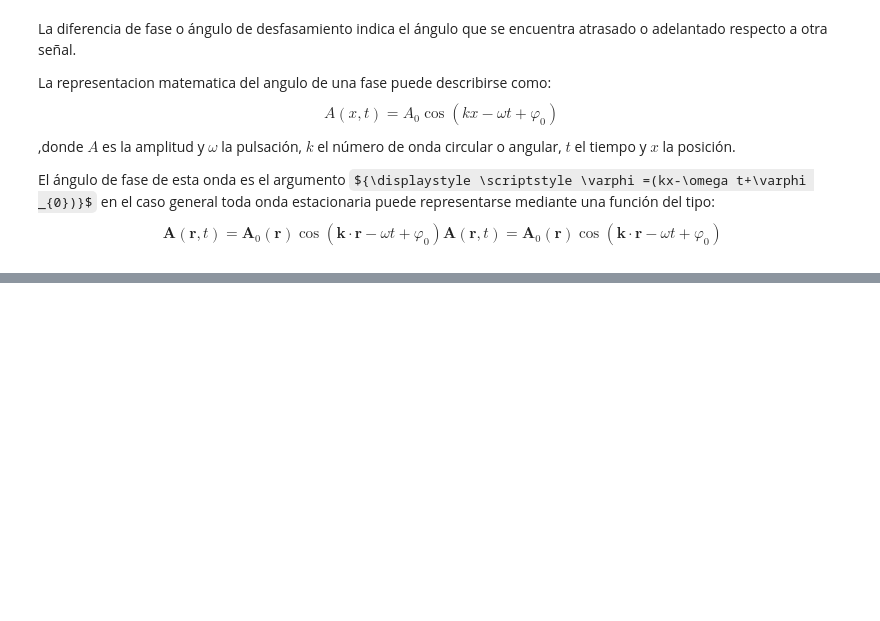
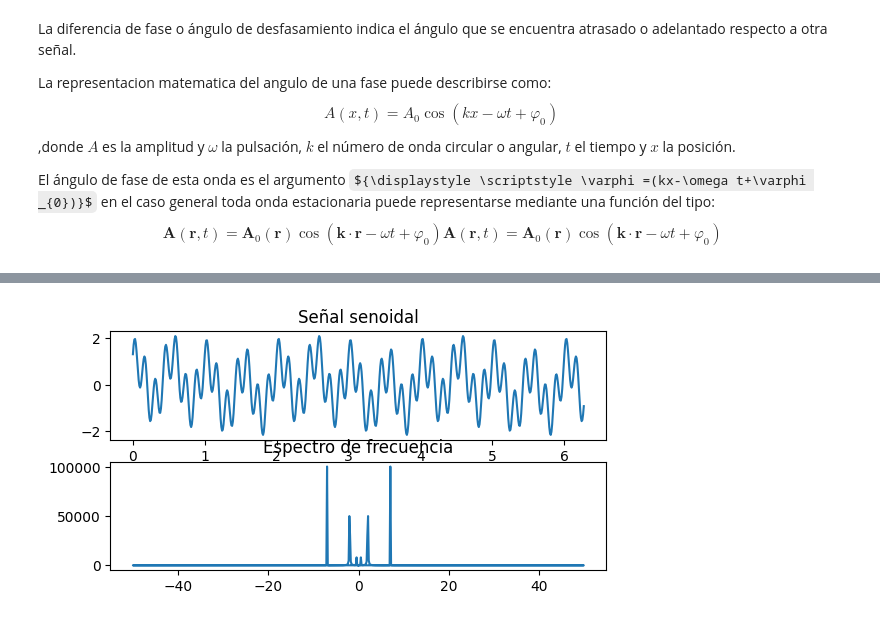
Before and after one commit to pintogatito/Seniales, a Jupyter notebook: Signal.ipynb, the cells around one changed output, grey strips where cells are left out. Drawn from its saved outputs; the diff is of its cells as text; code cells hidden in the pictures; some formulas as TeX source; blank space fills up the shorter version.

```diff
--- a/Signal.ipynb
+++ b/Signal.ipynb
@@ -236,0 +399,47 @@ plt.show()
+# %%
+from math import sin, pi
+import matplotlib.pyplot as plt
+from matplotlib.pyplot import figure
+import numpy as np
+# if using a jupyter notebook
+%matplotlib inline
+
+def sine_wave(A: float, f: float, phi: float, t: float) -> float:
+    return A*sin(2*pi*f*t + phi)
+
+#datos de la primera onda
+amplitude = 0.3
+frequency = 0.5
+phase = 0
+
+#datos de la segunda onda
+Amplitud_P = 1
+Frecuencia_P = 7
+Fase_P = 0.5
+
+#datos de la segunda onda
+amplitude2 = 1
+frequency2 = 2
+phase2 = 1
+
+x_max = 2*pi
+x_min = 0
+step = 0.01
+muestreo = 600
+T = 1.0 / x_max
+
+# x = np.arange(x_min, x_max, step)
+x = [i*step+x_min for i in range(0, int((x_max-x_min)//step))]
+y = [sine_wave(amplitude, frequency, phase, time) + sine_wave(Amplitud_P, Frecuencia_P, Fase_P, time) + sine_wave(amplitude2, frequency2, phase2, time) for time in x]
+plt.subplot(3,1,1)
+plt.plot(x,y)
+plt.title("Señal senoidal")
+
+yf = np.fft.fft(y) #obteniendo la transformada rapida de Fourier
+xf = np.fft.fftfreq(len(y),d= x[1] - x[0])
+plt.subplot(3,1,2)
+plt.plot(xf, abs(yf)**2)
+plt.title("Espectro de frecuencia")
+plt.show()
+# %% [output]
+[figure, added]
```
Also changed, not shown: parts of 8 cells of this notebook, 1 other file.
